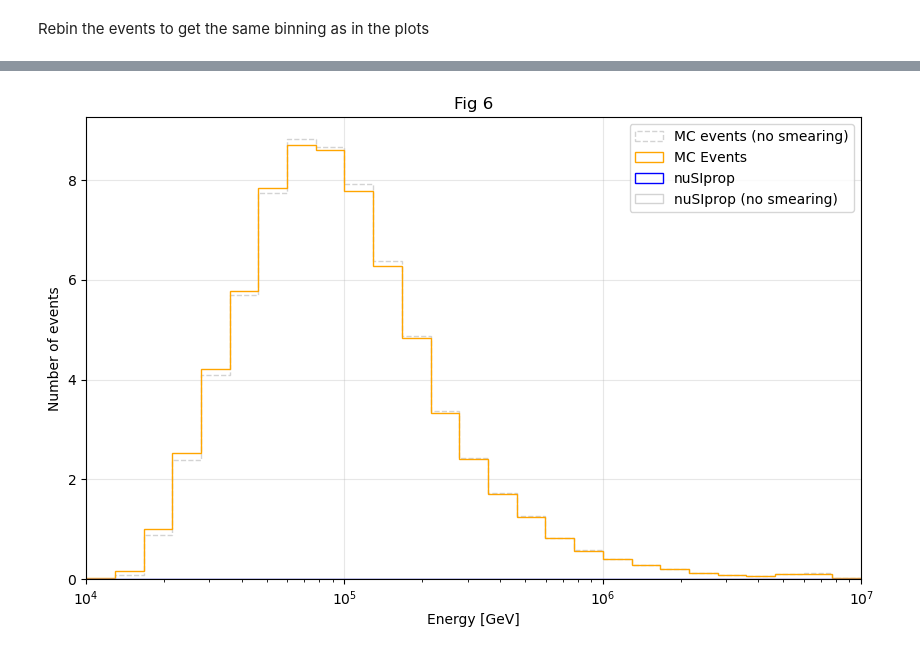
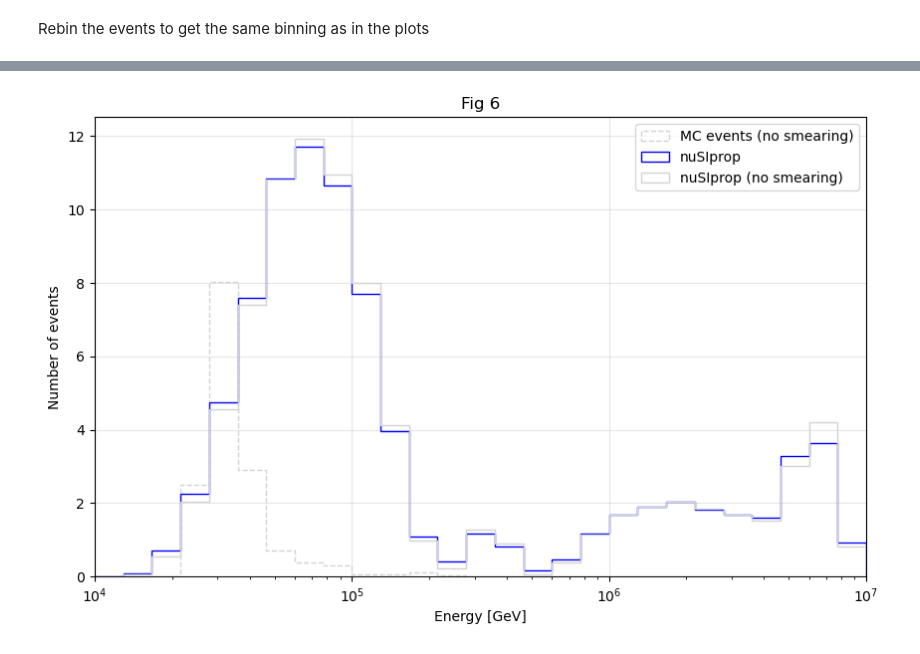
Before and after one commit to Astridsc/HESE-7-year-data-release, a Jupyter notebook: HESE-7-year-data-release/notebooks/fig6.ipynb, the cells around one changed output, grey strips where cells are left out. Cells and saved outputs as stored; diff of their text form; code cells hidden in the pictures.

Commit message:
fig 6 funkar nu av någon anledning inte for MC histogrammet

```diff
--- a/HESE-7-year-data-release/notebooks/fig6.ipynb
+++ b/HESE-7-year-data-release/notebooks/fig6.ipynb
@@ -33,0 +34,2 @@ Final eff shape: (3, 100)
+# %%
+eff, eff_err = HESE_effective_areas(interaction_channels=False)
@@ -52,12 +77,14 @@ if emax > 1e7 + 10:
     energy_combined = np.concatenate((energy_filtered, energy_extrapolated))
 
     # Combine the filtered area and projected area for each flavor
-    projected_eff = (2* 10 ** (0.29 * np.log10(energy_extrapolated) - 0.38))
+    #projected_eff = (2* 10 ** (0.29 * np.log10(energy_extrapolated) - 0.38))
+    projected_eff = (10 ** (0.29 * np.log10(energy_extrapolated) - 0.38))
     eff_new = [
         np.concatenate((area[mask], projected_eff)) * (10 if gen2 else 1)
         for area in eff
     ]
 else:
+    print('No extrapolation needed')
     energy_extrapolated = []
     energy_combined = energy_filtered
     eff_new = [area[mask] * (10 if gen2 else 1) for area in eff]
@@ -206,9 +271,2 @@ assert test_edges.all() == energy_bins_high_resolution.all()
 # %% [markdown]
 Smearing of the Monte Carlo events and the nuSIprop events
-# %%
-energies_mc = bin_edges_to_centers(energy_bins_high_resolution)
-energies_mc = energies_mc *1e9 # Convert to eV
-print(energies_mc[:20])
-
-print(np.asarray(nuSIprop_events_df.index)[:20])
-print(len(mc_events), len(nuSIprop_events_df), len(energy_bins_high_resolution))
@@ -228,9 +274,9 @@ print(len(mc_events), len(nuSIprop_events_df), len(energy_bins_high_resolution))
 # Apply energy smearing
 
 
-mc_smeared = apply_energy_smearing(energies=energies_mc,
+"""mc_smeared = apply_energy_smearing(energies=energies_mc,
                                     events=mc_events,
-                                    resolution=0.1)
+                                    resolution=0.1)"""
 
 nuSIprop_smeared = apply_energy_smearing(
         energies=np.asarray(nuSIprop_events_df.index),
@@ -260,5 +429,4 @@ Rebin the events to get the same binning as in the plots
 # %%
-
 # Create final histogram
 #mc_hist, edges = np.histogram(energies_mc, bins=energy_bins_plotting, weights=mc_events)
 #mc_hist_smeared, edges = np.histogram(energies_mc, bins=energy_bins_plotting, weights=mc_smeared)
@@ -268,49 +436,49 @@ plt.figure(figsize=(10, 6))
 
 
 plt.hist(
-    energies_mc * 1e-9,
-    weights=mc_events,
+    bin_edges_to_centers(energy_bins_high_resolution),
+    weights=mc_events_test_2,
     bins=energy_bins_plotting,
     label='MC events (no smearing)',
     histtype='step',
     color='lightgray',
     linestyle='--'
 )
-plt.hist(
+"""plt.hist(
     energies_mc * 1e-9,
     weights=mc_smeared,
     bins=energy_bins_plotting,
     label='MC Events',
     histtype='step',
     color='orange'
-)
+)"""
 
 # Plot smeared data
 plt.hist(
-    nuSIprop_events_df.index.values * 1e-9,
+    nuSIprop_events_df.index.values,
     weights=nuSIprop_smeared,
     bins=energy_bins_plotting,
     label='nuSIprop',
     histtype='step',
     color='blue'
 )
 plt.hist(
-    nuSIprop_events_df.index.values * 1e-9,
+    nuSIprop_events_df.index.values,
     weights=nuSIprop_events_df['total_events'],
     bins=energy_bins_plotting,
     label='nuSIprop (no smearing)',
     histtype='step',
     color='lightgray'
 )
 
 
 plt.xscale('log')
 plt.xlim(energy_bins_plotting[0], energy_bins_plotting[-1])
 plt.xlabel('Energy [GeV]')
 plt.ylabel('Number of events')
 plt.title('Fig 6')
 plt.legend()
 plt.grid(True, alpha=0.3)
 plt.show()
 # %% [output]
-[figure, old version]
+[figure, new version]
```
Also changed, not shown: parts of 14 cells of this notebook, 9 other files.
